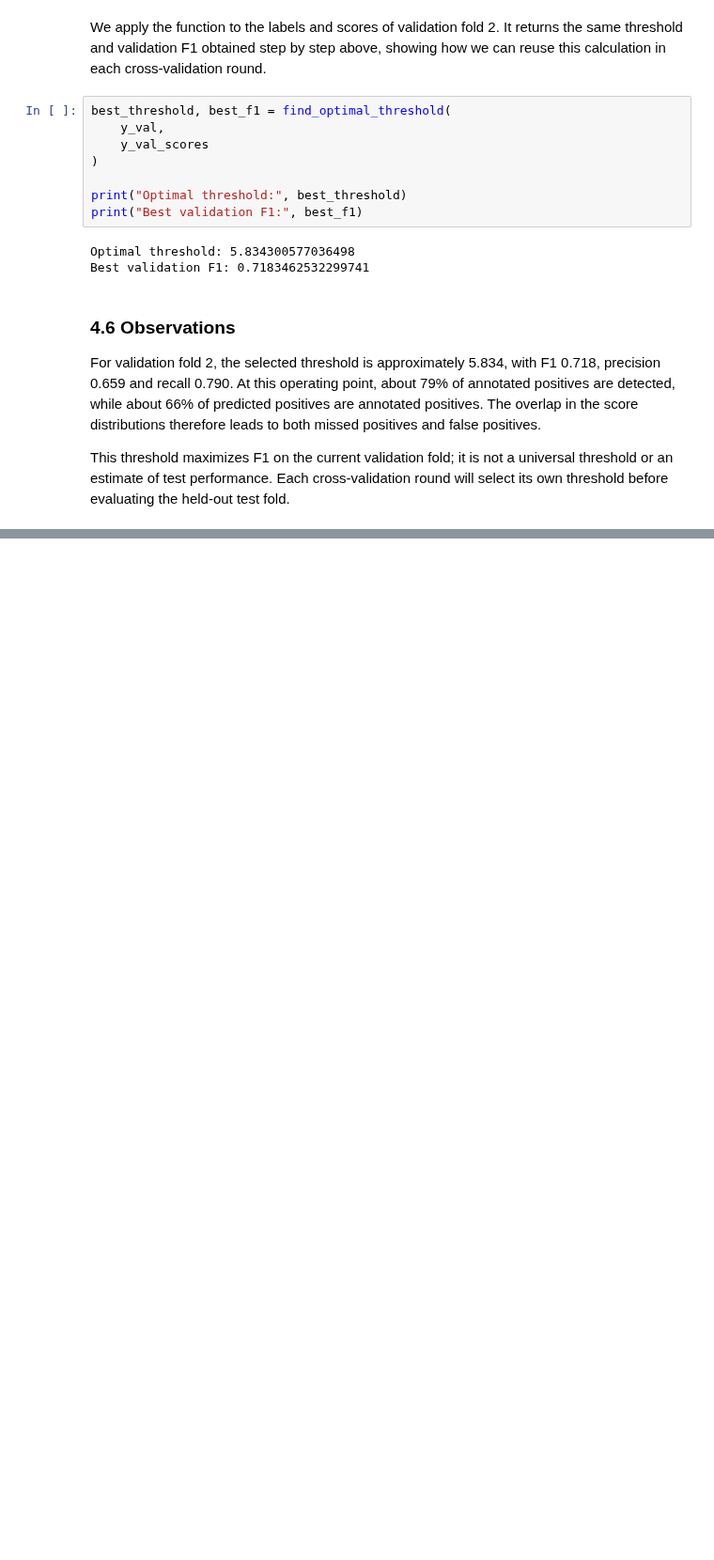
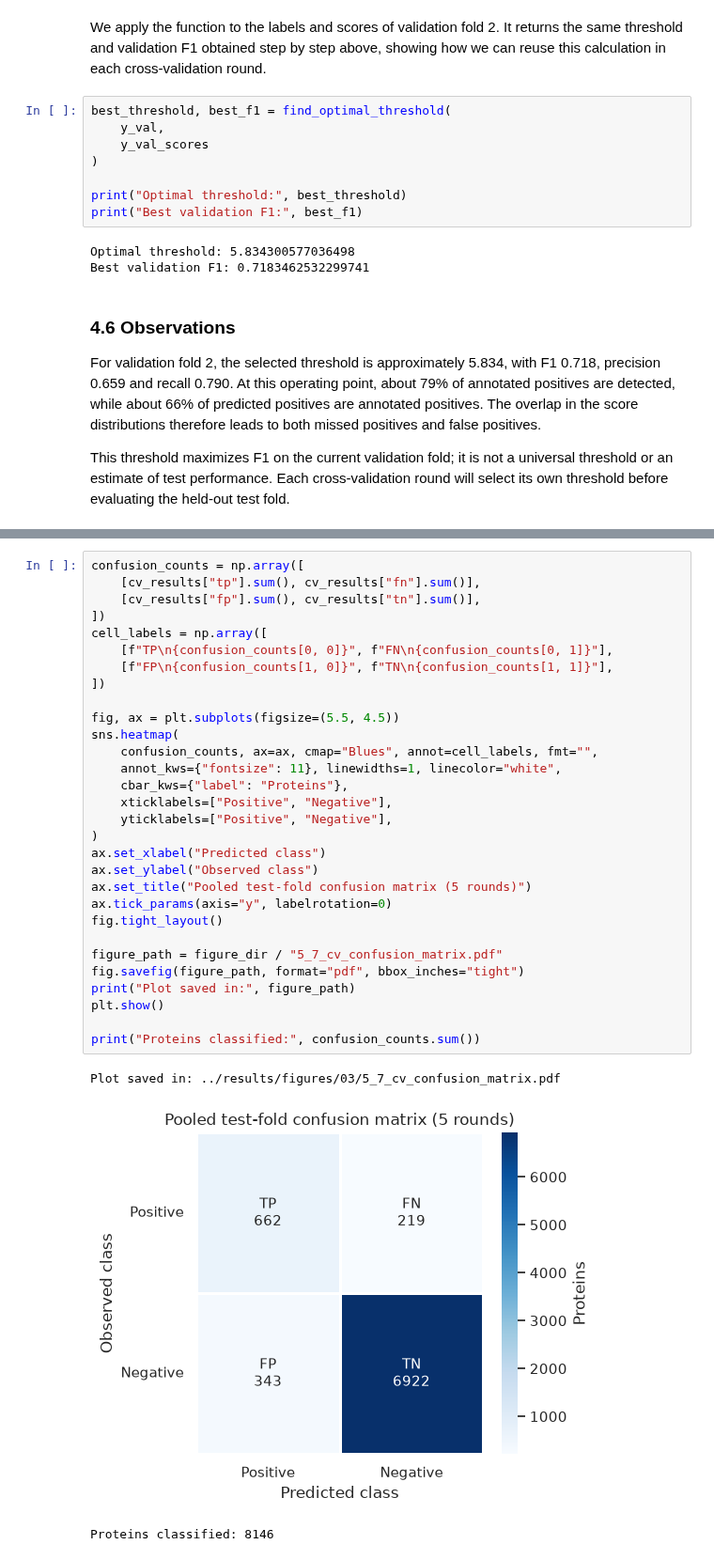
Before and after one commit to bioinformatikk/LB2_project_Group_10, a Jupyter notebook: notebooks/03_von_heijne_method.ipynb, the cells around one changed output, grey strips where cells are left out. Shown at 94% size. Saved outputs shown, nothing was run; the diff lists cells and outputs as text; blank space fills up the shorter version.

```diff
--- a/notebooks/03_von_heijne_method.ipynb
+++ b/notebooks/03_von_heijne_method.ipynb
@@ -483,0 +744,34 @@ We will calculate Precision, Recall, Accuracy, MCC and F1 on each test fold, the
+# %%
+confusion_counts = np.array([
+    [cv_results["tp"].sum(), cv_results["fn"].sum()],
+    [cv_results["fp"].sum(), cv_results["tn"].sum()],
+])
+cell_labels = np.array([
+    [f"TP\n{confusion_counts[0, 0]}", f"FN\n{confusion_counts[0, 1]}"],
+    [f"FP\n{confusion_counts[1, 0]}", f"TN\n{confusion_counts[1, 1]}"],
+])
+
+fig, ax = plt.subplots(figsize=(5.5, 4.5))
+sns.heatmap(
+    confusion_counts, ax=ax, cmap="Blues", annot=cell_labels, fmt="",
+    annot_kws={"fontsize": 11}, linewidths=1, linecolor="white",
+    cbar_kws={"label": "Proteins"},
+    xticklabels=["Positive", "Negative"],
+    yticklabels=["Positive", "Negative"],
+)
+ax.set_xlabel("Predicted class")
+ax.set_ylabel("Observed class")
+ax.set_title("Pooled test-fold confusion matrix (5 rounds)")
+ax.tick_params(axis="y", labelrotation=0)
+fig.tight_layout()
+
+figure_path = figure_dir / "5_7_cv_confusion_matrix.pdf"
+fig.savefig(figure_path, format="pdf", bbox_inches="tight")
+print("Plot saved in:", figure_path)
+plt.show()
+
+print("Proteins classified:", confusion_counts.sum())
+# %% [output]
+Plot saved in: ../results/figures/03/5_7_cv_confusion_matrix.pdf
+[figure, added]
+Proteins classified: 8146
```
Also changed, not shown: parts of 22 cells of this notebook, 9 other files.
